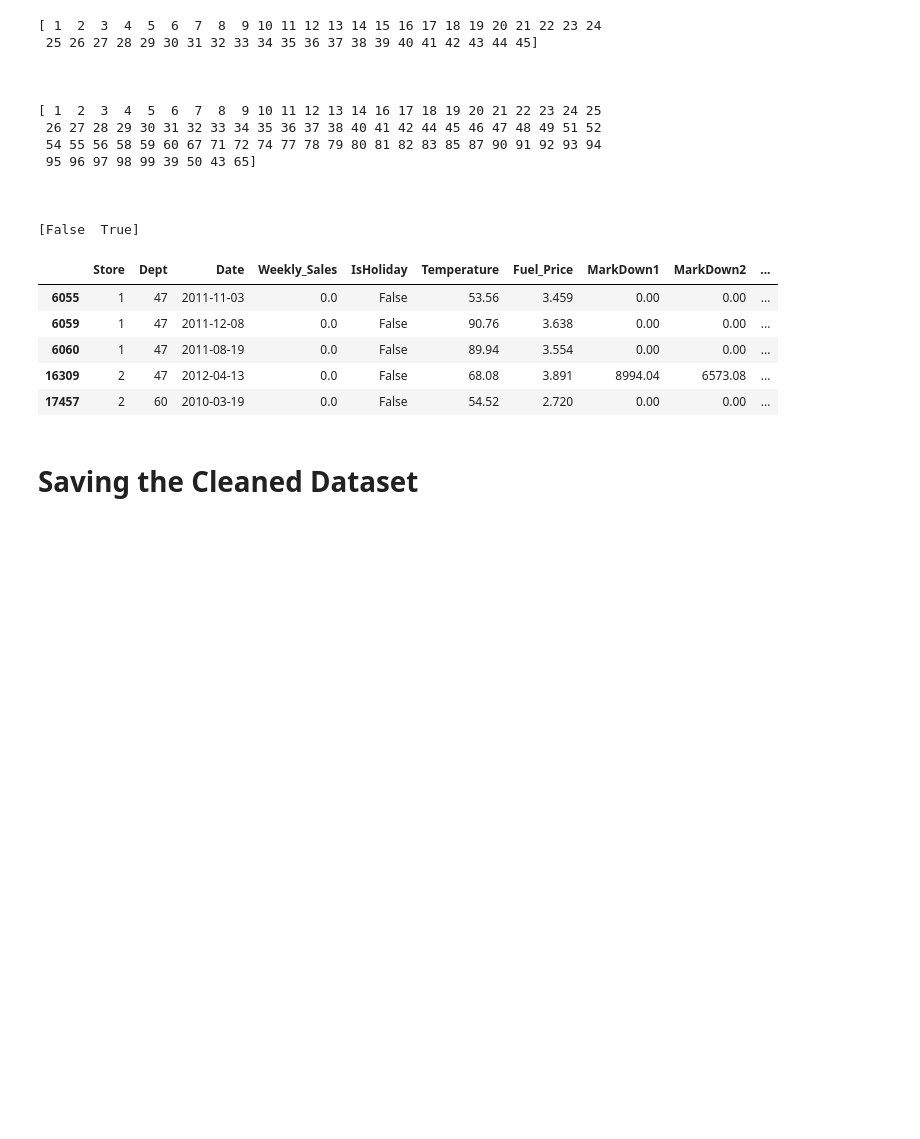
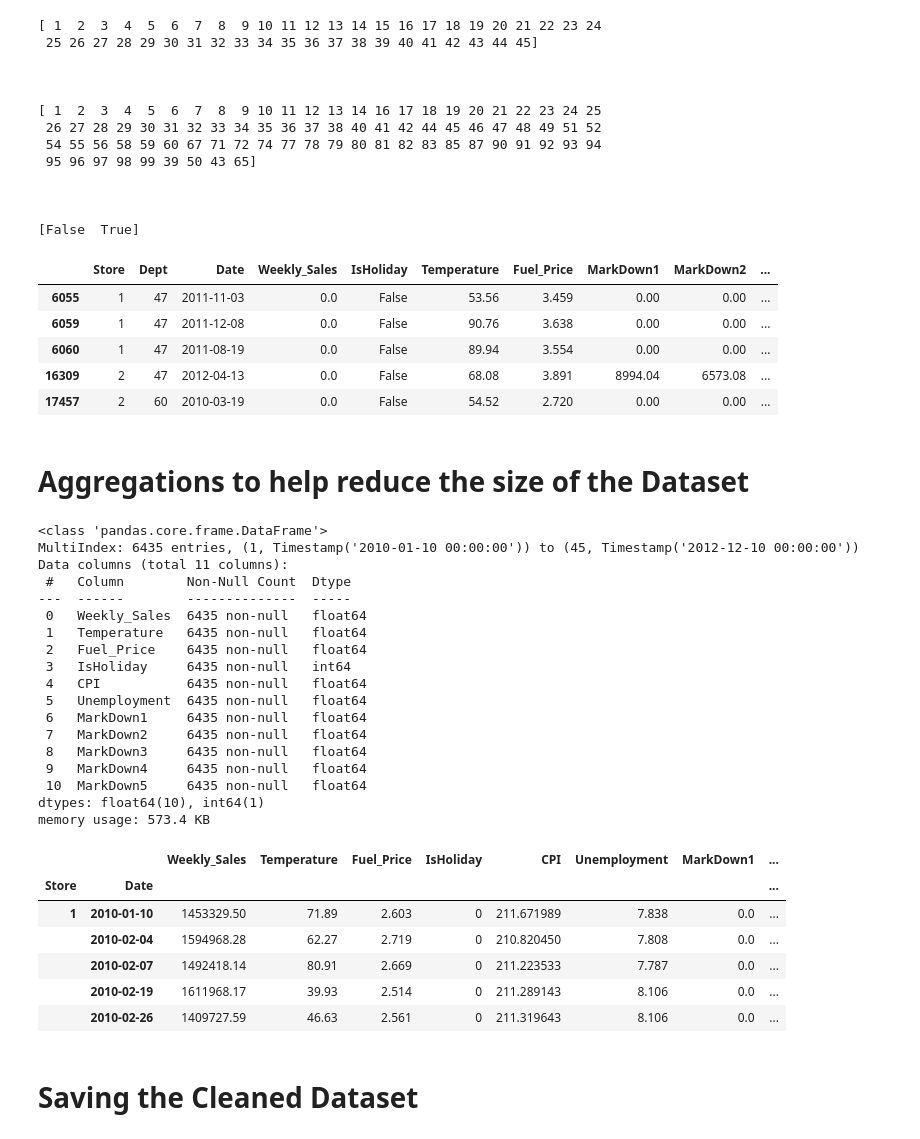
Before and after one commit to Oceyaunna/Retail-Data-Analysis, a Jupyter notebook: Checkpoint 3: Cleaning/checkpoint-three.ipynb, the cells around one changed output. Drawn from its saved outputs; the diff is of its cells as text; code cells hidden in the pictures; blank space fills up the shorter version.

```diff
--- a/Checkpoint 3: Cleaning/checkpoint-three.ipynb
+++ b/Checkpoint 3: Cleaning/checkpoint-three.ipynb
@@ -262,6 +262,50 @@ df_zero_sales.head()
 | 6060 | 1 | 47 | 2011-08-19 | 0.0 | False | 89.94 | 3.554 | 0.00 | 0.00 | ... |
 | 16309 | 2 | 47 | 2012-04-13 | 0.0 | False | 68.08 | 3.891 | 8994.04 | 6573.08 | ... |
 | 17457 | 2 | 60 | 2010-03-19 | 0.0 | False | 54.52 | 2.720 | 0.00 | 0.00 | ... |
+# %% [markdown]
+# Aggregations to help reduce the size of the Dataset
+# %%
+data_agg = merge_df.groupby(['Store', 'Date']).agg({'Weekly_Sales':'sum',
+                                                    'Temperature':'mean',
+                                                     'Fuel_Price':'mean',
+                                                     'IsHoliday':'sum',
+                                                     'CPI':'mean',
+                                                     'Unemployment':'mean',
+                                                     'MarkDown1':'mean',
+                                                     'MarkDown1':'mean',
+                                                     'MarkDown2':'mean',
+                                                     'MarkDown3':'mean',
+                                                     'MarkDown4':'mean',
+                                                     'MarkDown5':'mean',})
+
+data_agg.info()
+data_agg.head()
+# %% [output]
+<class 'pandas.core.frame.DataFrame'>
+MultiIndex: 6435 entries, (1, Timestamp('2010-01-10 00:00:00')) to (45, Timestamp('2012-12-10 00:00:00'))
+Data columns (total 11 columns):
+ #   Column        Non-Null Count  Dtype
+---  ------        --------------  -----
+ 0   Weekly_Sales  6435 non-null   float64
+ 1   Temperature   6435 non-null   float64
+ 2   Fuel_Price    6435 non-null   float64
+ 3   IsHoliday     6435 non-null   int64
+ 4   CPI           6435 non-null   float64
+ 5   Unemployment  6435 non-null   float64
+ 6   MarkDown1     6435 non-null   float64
+ 7   MarkDown2     6435 non-null   float64
+ 8   MarkDown3     6435 non-null   float64
+ 9   MarkDown4     6435 non-null   float64
+ 10  MarkDown5     6435 non-null   float64
+dtypes: float64(10), int64(1)
+memory usage: 573.4 KB
+|  |  | Weekly_Sales | Temperature | Fuel_Price | IsHoliday | CPI | Unemployment | MarkDown1 | ... |
+| Store | Date |  |  |  |  |  |  |  | ... |
+| 1 | 2010-01-10 | 1453329.50 | 71.89 | 2.603 | 0 | 211.671989 | 7.838 | 0.0 | ... |
+|  | 2010-02-04 | 1594968.28 | 62.27 | 2.719 | 0 | 210.820450 | 7.808 | 0.0 | ... |
+|  | 2010-02-07 | 1492418.14 | 80.91 | 2.669 | 0 | 211.223533 | 7.787 | 0.0 | ... |
+|  | 2010-02-19 | 1611968.17 | 39.93 | 2.514 | 0 | 211.289143 | 8.106 | 0.0 | ... |
+|  | 2010-02-26 | 1409727.59 | 46.63 | 2.561 | 0 | 211.319643 | 8.106 | 0.0 | ... |
 # %% [markdown]
 # Saving the Cleaned Dataset
 # %%
```
Also changed, not shown: parts of 1 cell of this notebook.
